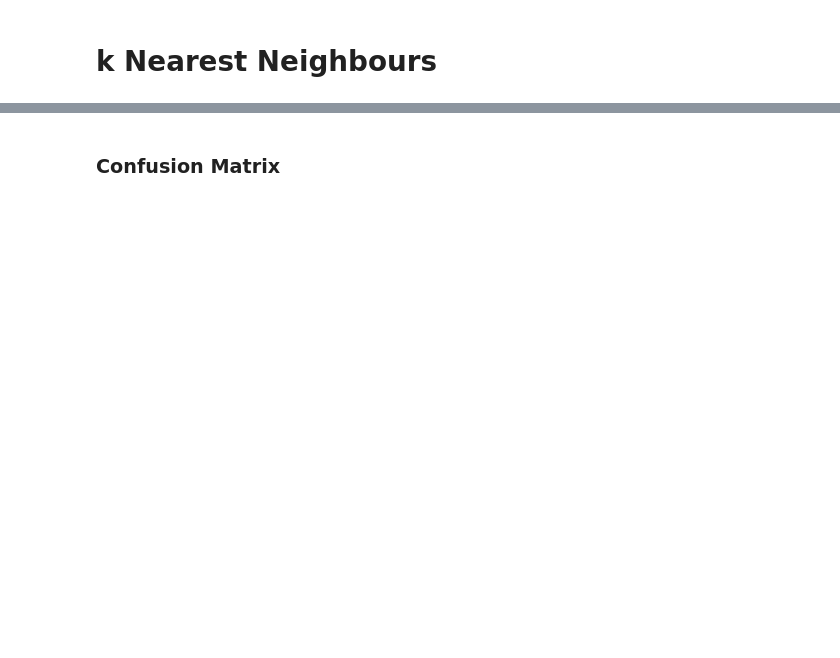
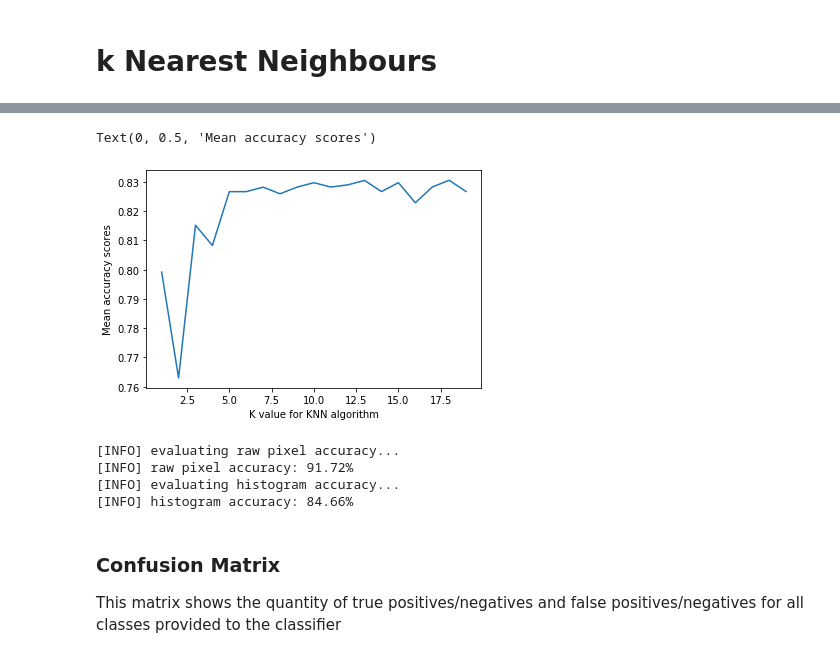
Before and after one commit to iry47/zoidberg, a Jupyter notebook: project/ryan/pneumonia.ipynb, the cells around one changed output, grey strips where cells are left out. Cells and saved outputs as stored; diff of their text form; code cells hidden in the pictures; blank space fills up the shorter version.

```diff
--- a/project/ryan/pneumonia.ipynb
+++ b/project/ryan/pneumonia.ipynb
@@ -113,5 +113,54 @@ print("[INFO] histogram accuracy: {:.2f}%".format(fea_acc * 100))
-# %% [markdown]
-### Confusion Matrix
+# %%
+"""
+The following fits the kNN classifier and runs a cross_val_score to
+determine the accuracy for k values up to 20.
+
+The results were then applied to improve our algorithm
+"""
+
+k_scores = []
+k_range = range(1,20)
+for k in k_range:
+    knn = KNeighborsClassifier(n_neighbors=k)
+    knn.fit(trainFeat, trainLabels)
+    scores = cross_val_score(knn, testFeat, testLabels, cv=10, scoring='accuracy')
+    k_scores.append(scores.mean())
+
+%matplotlib inline
+plt.plot(k_range, k_scores)
+plt.xlabel('K value for KNN algorithm')
+plt.ylabel('Mean accuracy scores')
+# %% [output]
+Text(0, 0.5, 'Mean accuracy scores')
+[figure, added]
+# %%
+"""
+Create two models to compare the accuracies between
+using raw images and histograms
+"""
+
+# train and evaluate a k-NN classifer on the raw pixel intensities
+print("[INFO] evaluating raw pixel accuracy...")
+ri_model = KNeighborsClassifier(n_neighbors=8)
+ri_model.fit(trainRI, trainRL)
+ri_acc = ri_model.score(testRI, testRL)
+print("[INFO] raw pixel accuracy: {:.2f}%".format(ri_acc * 100))
+
+# train and evaluate a k-NN classifer on the histogram
+# representations
+print("[INFO] evaluating histogram accuracy...")
+fea_model = KNeighborsClassifier(n_neighbors=8)
+fea_model.fit(trainFeat, trainLabels)
+fea_acc = fea_model.score(testFeat, testLabels)
+print("[INFO] histogram accuracy: {:.2f}%".format(fea_acc * 100))
+# %% [output]
+[INFO] evaluating raw pixel accuracy...
+[INFO] raw pixel accuracy: 91.72%
+[INFO] evaluating histogram accuracy...
+[INFO] histogram accuracy: 84.66%
+# %% [markdown]
+### Confusion Matrix
+This matrix shows the quantity of true positives/negatives and false positives/negatives for all classes provided to the classifier
 # %%
 from sklearn import metrics
 import pandas as pd
```
Also changed, not shown: parts of 5 cells of this notebook, 1 other file.
